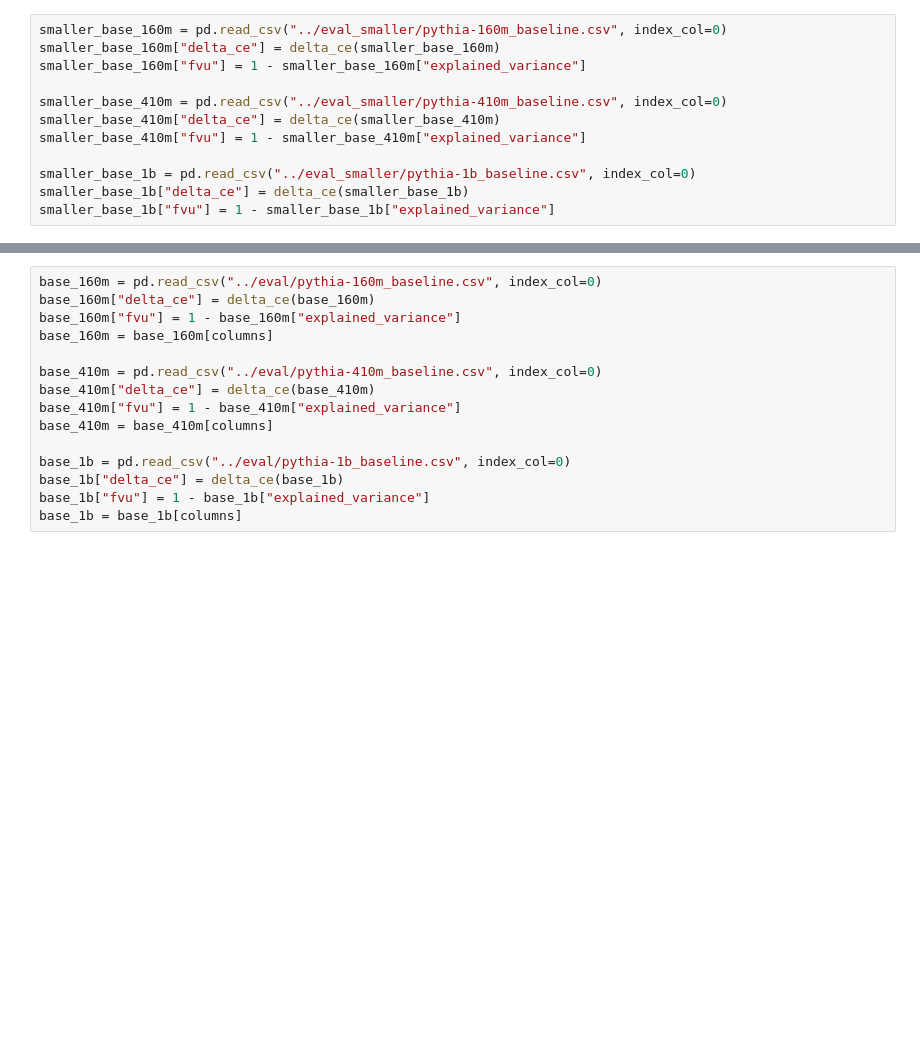
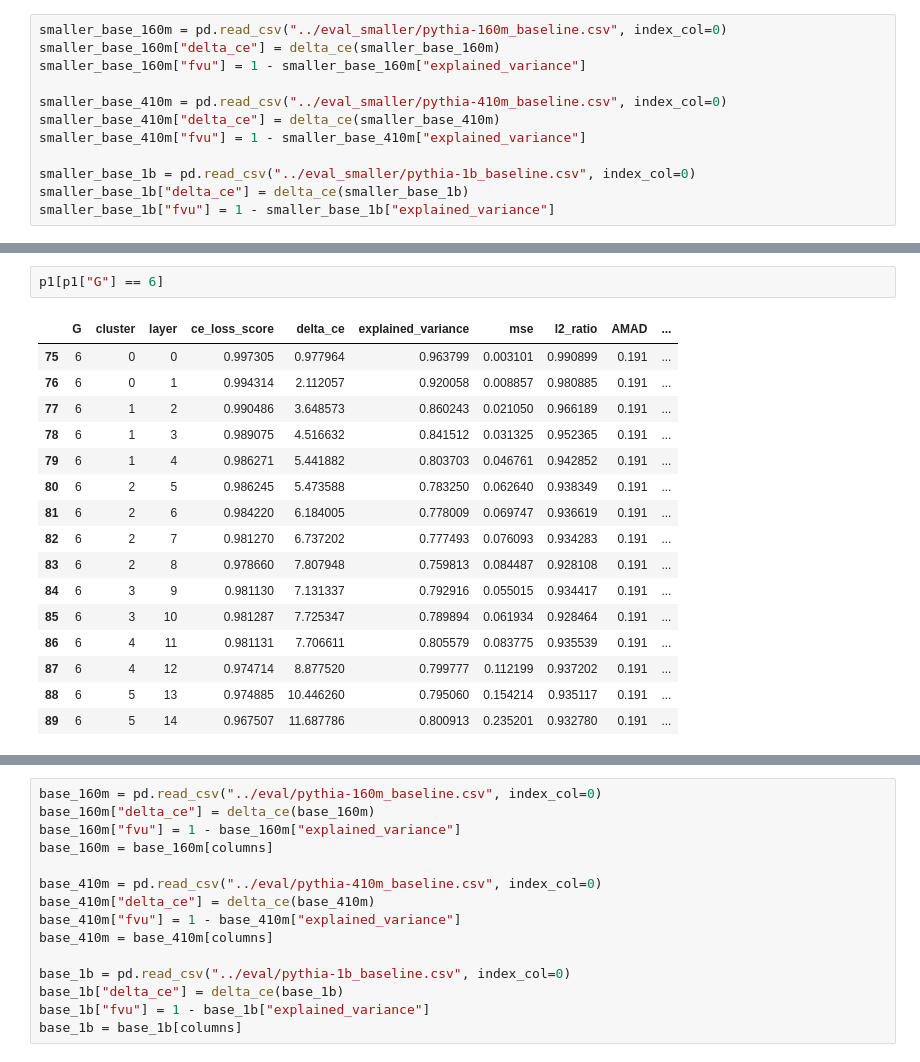
Before and after one commit to ghidav/group-sae, a Jupyter notebook: recon/analysis.ipynb, the cells around one changed output, grey strips where cells are left out. Saved outputs shown, nothing was run; the diff lists cells and outputs as text; blank space fills up the shorter version.

```diff
--- a/recon/analysis.ipynb
+++ b/recon/analysis.ipynb
@@ -408,0 +443,19 @@ plt.tight_layout()
+# %%
+p1[p1["G"] == 6]
+# %% [output]
+|  | G | cluster | layer | ce_loss_score | delta_ce | explained_variance | mse | l2_ratio | AMAD | ... |
+| 75 | 6 | 0 | 0 | 0.997305 | 0.977964 | 0.963799 | 0.003101 | 0.990899 | 0.191 | ... |
+| 76 | 6 | 0 | 1 | 0.994314 | 2.112057 | 0.920058 | 0.008857 | 0.980885 | 0.191 | ... |
+| 77 | 6 | 1 | 2 | 0.990486 | 3.648573 | 0.860243 | 0.021050 | 0.966189 | 0.191 | ... |
+| 78 | 6 | 1 | 3 | 0.989075 | 4.516632 | 0.841512 | 0.031325 | 0.952365 | 0.191 | ... |
+| 79 | 6 | 1 | 4 | 0.986271 | 5.441882 | 0.803703 | 0.046761 | 0.942852 | 0.191 | ... |
+| 80 | 6 | 2 | 5 | 0.986245 | 5.473588 | 0.783250 | 0.062640 | 0.938349 | 0.191 | ... |
+| 81 | 6 | 2 | 6 | 0.984220 | 6.184005 | 0.778009 | 0.069747 | 0.936619 | 0.191 | ... |
+| 82 | 6 | 2 | 7 | 0.981270 | 6.737202 | 0.777493 | 0.076093 | 0.934283 | 0.191 | ... |
+| 83 | 6 | 2 | 8 | 0.978660 | 7.807948 | 0.759813 | 0.084487 | 0.928108 | 0.191 | ... |
+| 84 | 6 | 3 | 9 | 0.981130 | 7.131337 | 0.792916 | 0.055015 | 0.934417 | 0.191 | ... |
+| 85 | 6 | 3 | 10 | 0.981287 | 7.725347 | 0.789894 | 0.061934 | 0.928464 | 0.191 | ... |
+| 86 | 6 | 4 | 11 | 0.981131 | 7.706611 | 0.805579 | 0.083775 | 0.935539 | 0.191 | ... |
+| 87 | 6 | 4 | 12 | 0.974714 | 8.877520 | 0.799777 | 0.112199 | 0.937202 | 0.191 | ... |
+| 88 | 6 | 5 | 13 | 0.974885 | 10.446260 | 0.795060 | 0.154214 | 0.935117 | 0.191 | ... |
+| 89 | 6 | 5 | 14 | 0.967507 | 11.687786 | 0.800913 | 0.235201 | 0.932780 | 0.191 | ... |
```
Also changed, not shown: parts of 51 cells of this notebook, 5 other files.
